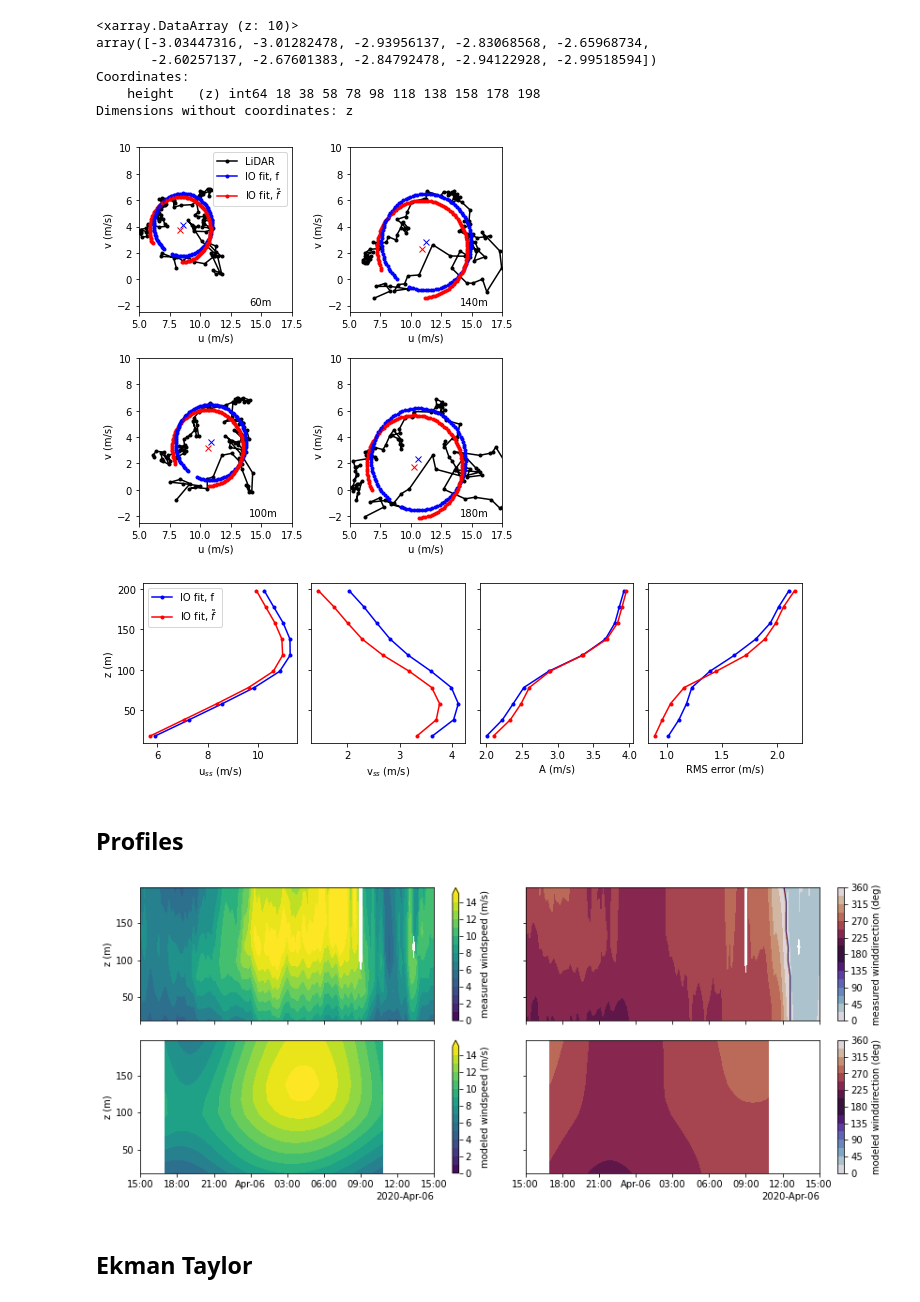
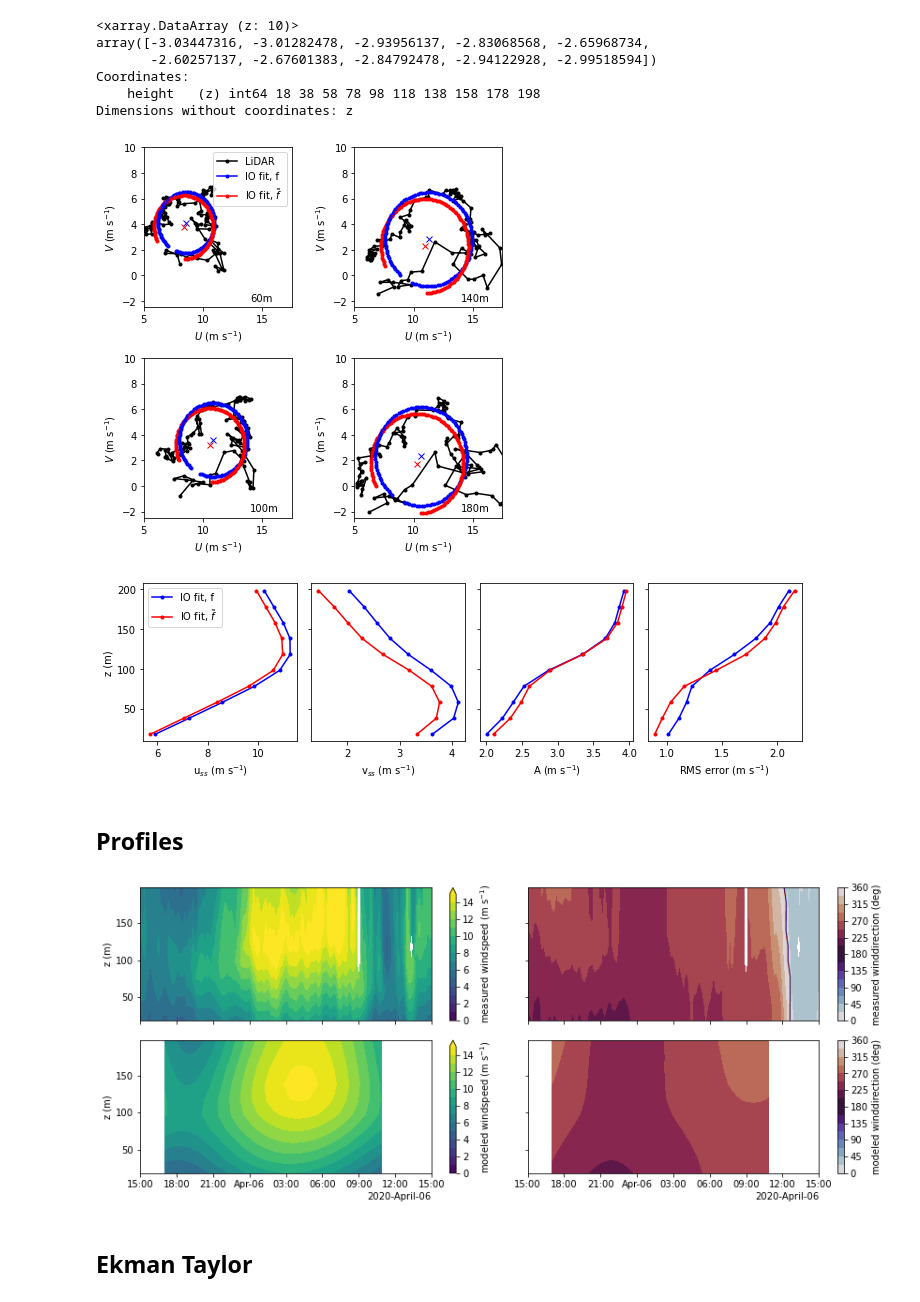
Before and after one commit to edejong-caltech/lowleveljets, a Jupyter notebook: 04-dynamic_trio_april5.ipynb, the cells around one changed output. Drawn from its saved outputs; the diff is of its cells as text; code cells hidden in the pictures.

```diff
--- a/04-dynamic_trio_april5.ipynb
+++ b/04-dynamic_trio_april5.ipynb
@@ -154,27 +162,27 @@ phi_sol2 = res2.x[3*n:]
 # %%
 hlvls = [2, 4, 6, 8]
 (fix, ax) = plt.subplots(nrows = 2, ncols = 2, figsize = (6,6))
 for (j, hlvl) in enumerate(hlvls):
     jx = j % 2
     jy = j // 2
     ax[jx][jy].plot(u_data.isel(z = hlvl), v_data.isel(z = hlvl),'.-k')
     for t in t_data:
         [u, v] = inertial_oscillation(u_ss_sol, v_ss_sol, A_sol, phi_sol, f, t.data)
         ax[jx][jy].plot(u[hlvl], v[hlvl], '.-b')
         [u, v] = inertial_oscillation(u_ss_sol2, v_ss_sol2, A_sol2, phi_sol2, F, t.data)
         ax[jx][jy].plot(u[hlvl], v[hlvl], '.-r')
-    ax[jx][jy].set_ylabel('v (m/s)')
-    ax[jx][jy].set_xlabel('u (m/s)')
+    ax[jx][jy].set_ylabel('$V$ (m s$^{-1}$)')
+    ax[jx][jy].set_xlabel('$U$ (m s$^{-1}$)')
     ax[jx][jy].set_xlim([5, 17.5])
     ax[jx][jy].set_ylim([-2.5, 10.0])
     ax[jx][jy].annotate(str(z_data.data[hlvl]+2)+"m",(14, -2))
     ax[jx][jy].plot(u_ss_sol[hlvl], v_ss_sol[hlvl],'xb')
     ax[jx][jy].plot(u_ss_sol2[hlvl], v_ss_sol2[hlvl],'xr')
 ax[0][0].legend(['LiDAR','IO fit, f',r'IO fit, $\tilde{f}$'])
 plt.tight_layout()
 plt.savefig('figures/fig12_April5_IOfits.pdf')
 # %% [output]
-[figure, old version]
+[figure, new version]
 # %%
 rms_u = np.zeros_like(u_ss)
 rms_v = np.zeros_like(u_ss)
@@ -207,16 +215,16 @@ ax[3].plot(rms_uv, z_data, '.-b')
 ax[3].plot(rms_uv2, z_data, '.-r')
 
 ax[0].legend(['IO fit, f',r'IO fit, $\tilde{f}$'])
-ax[0].set_xlabel('u$_{ss}$ (m/s)')
-ax[1].set_xlabel('v$_{ss}$ (m/s)')
-ax[2].set_xlabel('A (m/s)')
-ax[3].set_xlabel('RMS error (m/s)')
+ax[0].set_xlabel('u$_{ss}$ (m s$^{-1}$)')
+ax[1].set_xlabel('v$_{ss}$ (m s$^{-1}$)')
+ax[2].set_xlabel('A (m s$^{-1}$)')
+ax[3].set_xlabel('RMS error (m s$^{-1}$)')
 ax[0].set_ylabel('z (m)')
 plt.tight_layout()
 
 plt.savefig('figures/fig13a_April5_IO_params.pdf')
 # %% [output]
-[figure, old version]
+[figure, new version]
 # %% [markdown]
 ## Profiles
 # %%
@@ -245,18 +253,18 @@ for (i, t) in enumerate(t_data):
 CS2 = ax[1][0].contourf(t.T,z.T,ws_io, clevels, extend='max')
 CS3 = ax[1][1].contourf(t.T,z.T,wd_io, clevels2, cmap='twilight')
 
-fig.colorbar(CS0, ax=ax[0][0],label='measured windspeed (m/s)')
+fig.colorbar(CS0, ax=ax[0][0],label='measured windspeed (m s$^{-1}$)')
 fig.colorbar(CS1, ax=ax[0][1],label='measured winddirection (deg)')
-fig.colorbar(CS2, ax=ax[1][0],label='modeled windspeed (m/s)')
+fig.colorbar(CS2, ax=ax[1][0],label='modeled windspeed (m s$^{-1}$)')
 fig.colorbar(CS3, ax=ax[1][1],label='modeled winddirection (deg)')
 
-ax[0][0].xaxis.set_major_formatter(mdates.ConciseDateFormatter(ax[0][0].xaxis.get_major_locator()))
-ax[0][1].xaxis.set_major_formatter(mdates.ConciseDateFormatter(ax[0][1].xaxis.get_major_locator()))
+ax[0][0].xaxis.set_major_formatter(mdates.ConciseDateFormatter(ax[0][0].xaxis.get_major_locator(), offset_formats=['', '%Y', '%Y-%B', '%Y-%B-%d', '%Y-%B-%d', '%Y-%B-%d %H:%M']))
+ax[0][1].xaxis.set_major_formatter(mdates.ConciseDateFormatter(ax[0][1].xaxis.get_major_locator(), offset_formats=['', '%Y', '%Y-%B', '%Y-%B-%d', '%Y-%B-%d', '%Y-%B-%d %H:%M']))
 
 plt.tight_layout()
 plt.savefig('figures/fig14_April5_IO_timeheight.pdf')
 # %% [output]
-[figure, old version]
+[figure, new version]
 # %% [markdown]
 ## Ekman Taylor
 # %%
```
Also changed, not shown: parts of 3 cells of this notebook, 31 other files.
